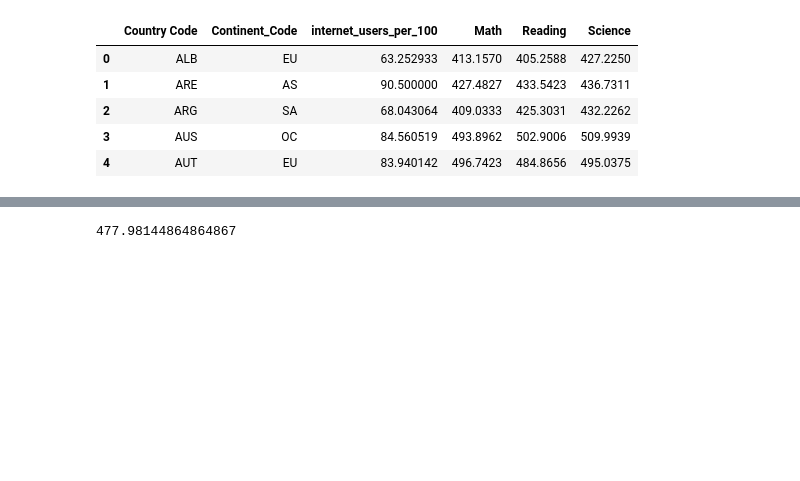
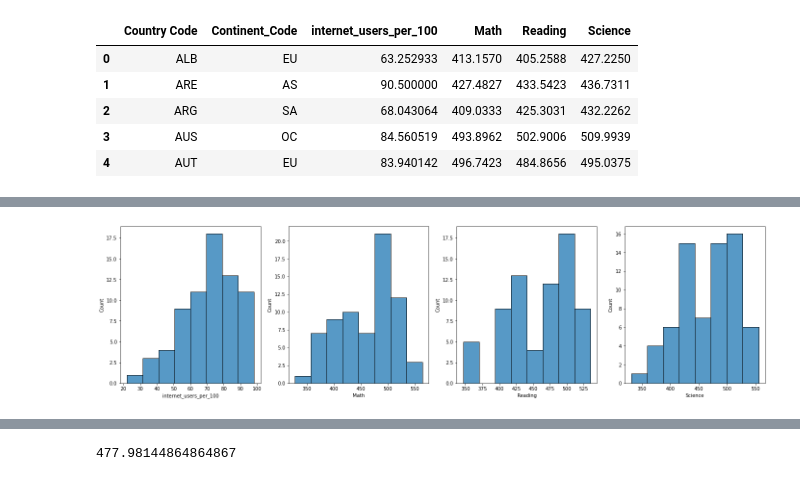
Before and after one commit to bugeki/workshops, a Jupyter notebook: Statistics_Assignment_5_(Hypothesis_Tests).ipynb, the cells around one changed output, grey strips where cells are left out. Cells and saved outputs as stored; diff of their text form; code cells hidden in the pictures; blank space fills up the shorter version.

```diff
--- a/Statistics_Assignment_5_(Hypothesis_Tests).ipynb
+++ b/Statistics_Assignment_5_(Hypothesis_Tests).ipynb
@@ -135,0 +231,9 @@ pisa.groupby("Continent_Code").describe().T
+# %%
+fig, axes = plt.subplots(1,4, figsize=(24,6))
+
+sns.histplot(pisa['internet_users_per_100'], ax=axes[0] )
+sns.histplot(pisa['Math'],ax=axes[1])
+sns.histplot(pisa['Reading'], ax=axes[2])
+sns.histplot(pisa['Science'], ax=axes[3]);
+# %% [output]
+[figure, added]
```
Also changed, not shown: parts of 55 cells of this notebook.
